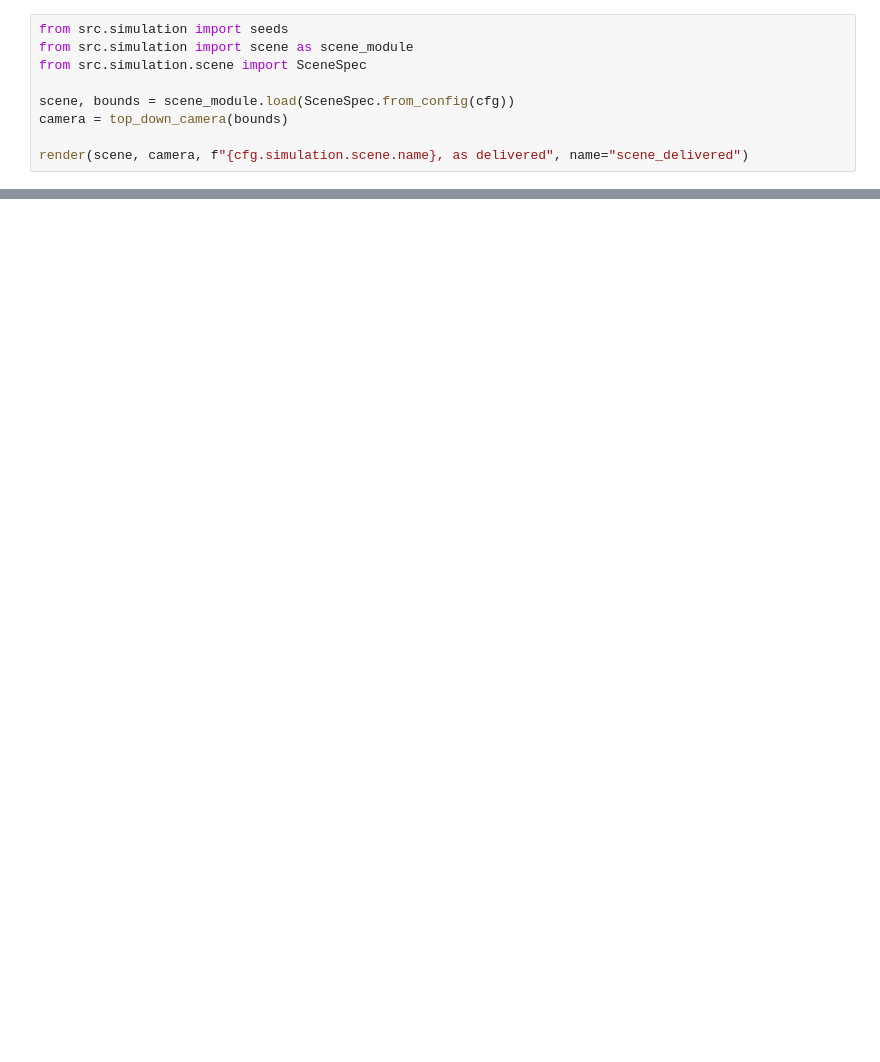
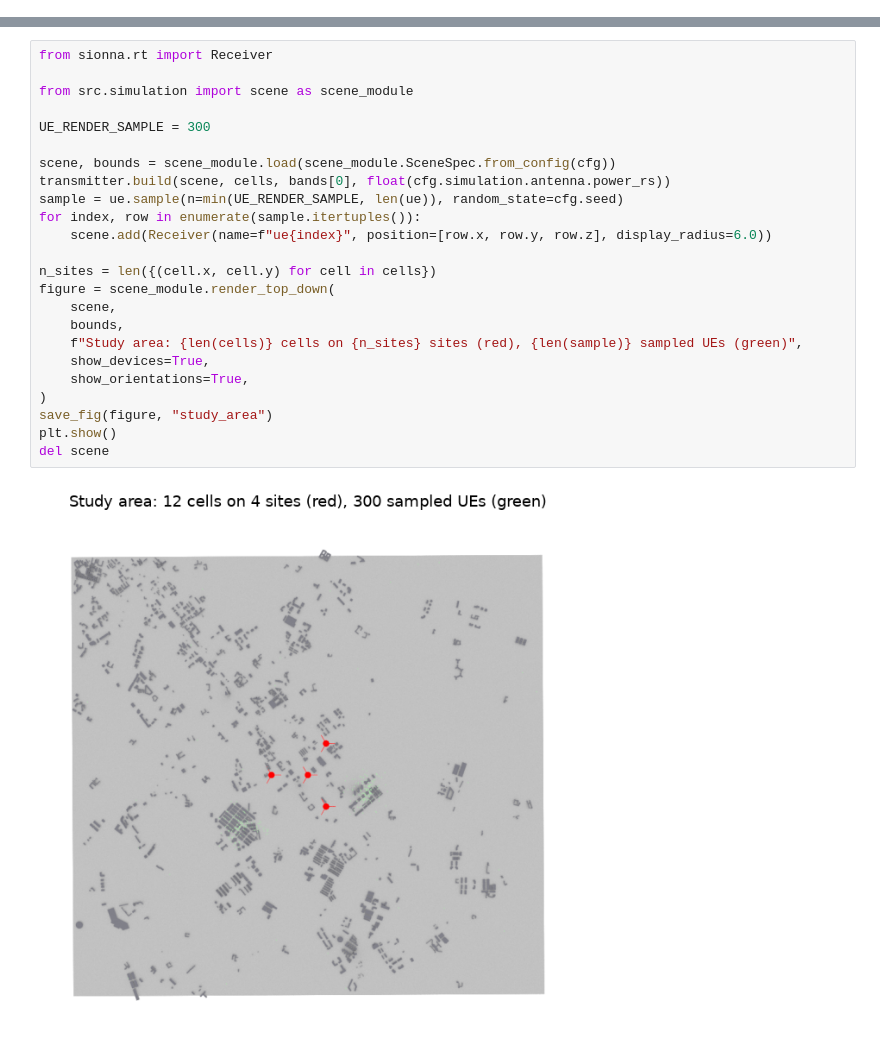
Before and after one commit to NguyenVu04/band-tilt, a Jupyter notebook: notebooks/00_simulation.ipynb, the cells around one changed output, grey strips where cells are left out. Cells and saved outputs as stored; diff of their text form; blank space fills up the shorter version.

```diff
--- a/notebooks/00_simulation.ipynb
+++ b/notebooks/00_simulation.ipynb
@@ -408,9 +0,0 @@ Rendered from the same camera every later render in this notebook reuses.
-# %%
-from src.simulation import seeds
-from src.simulation import scene as scene_module
-from src.simulation.scene import SceneSpec
-
-scene, bounds = scene_module.load(SceneSpec.from_config(cfg))
-camera = top_down_camera(bounds)
-
-render(scene, camera, f"{cfg.simulation.scene.name}, as delivered", name="scene_delivered")
@@ -728,0 +212,26 @@ pd.DataFrame(
+# %%
+from sionna.rt import Receiver
+
+from src.simulation import scene as scene_module
+
+UE_RENDER_SAMPLE = 300
+
+scene, bounds = scene_module.load(scene_module.SceneSpec.from_config(cfg))
+transmitter.build(scene, cells, bands[0], float(cfg.simulation.antenna.power_rs))
+sample = ue.sample(n=min(UE_RENDER_SAMPLE, len(ue)), random_state=cfg.seed)
+for index, row in enumerate(sample.itertuples()):
+    scene.add(Receiver(name=f"ue{index}", position=[row.x, row.y, row.z], display_radius=6.0))
+
+n_sites = len({(cell.x, cell.y) for cell in cells})
+figure = scene_module.render_top_down(
+    scene,
+    bounds,
+    f"Study area: {len(cells)} cells on {n_sites} sites (red), {len(sample)} sampled UEs (green)",
+    show_devices=True,
+    show_orientations=True,
+)
+save_fig(figure, "study_area")
+plt.show()
+del scene
+# %% [output]
+[figure, added]
```
Also changed, not shown: parts of 51 cells of this notebook, 24 other files.
